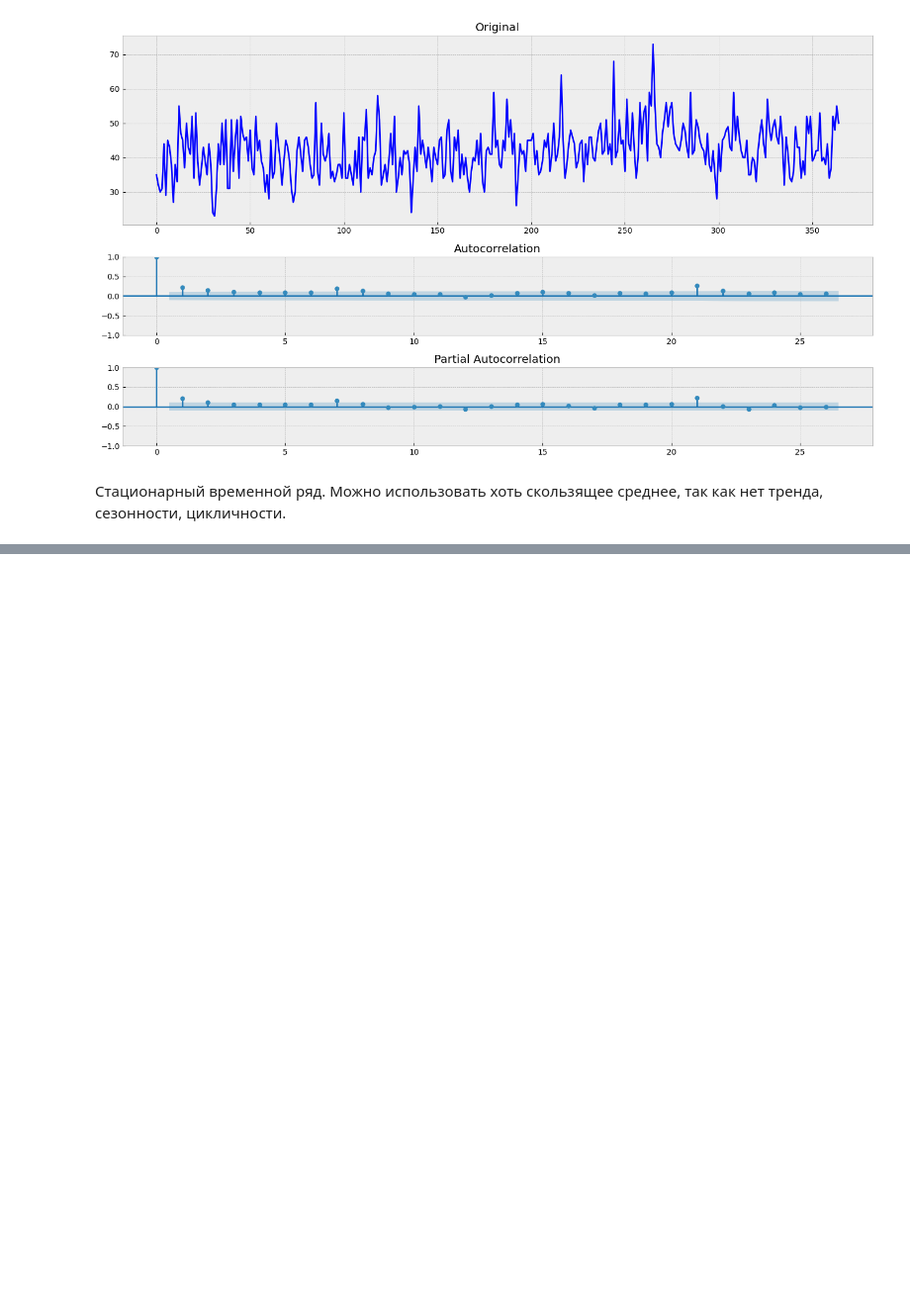
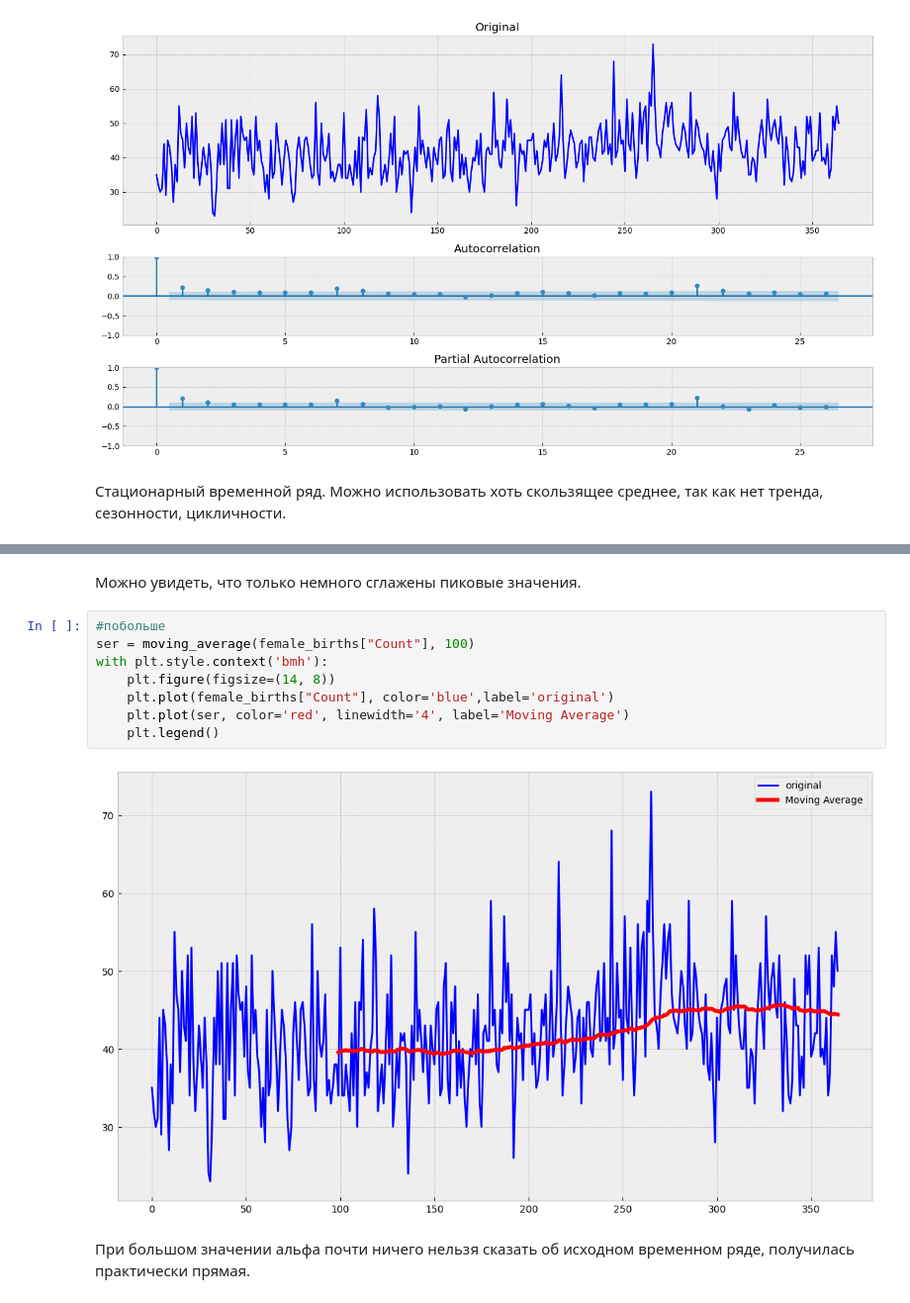
Before and after one commit to ksurashanti/ML, a Jupyter notebook: 3.2 Элементарные методы анализа временных рядов.ipynb, the cells around one changed output, grey strips where cells are left out. Shown at 99% size. Drawn from its saved outputs; the diff is of its cells as text; blank space fills up the shorter version.

```diff
--- a/3.2 Элементарные методы анализа временных рядов.ipynb
+++ b/3.2 Элементарные методы анализа временных рядов.ipynb
@@ -179,0 +173,14 @@ with plt.style.context('bmh'):
+# %% [markdown]
+Можно увидеть, что только немного сглажены пиковые значения.
+# %%
+#побольше
+ser = moving_average(female_births["Count"], 100)
+with plt.style.context('bmh'):
+    plt.figure(figsize=(14, 8))
+    plt.plot(female_births["Count"], color='blue',label='original')
+    plt.plot(ser, color='red', linewidth='4', label='Moving Average')
+    plt.legend()
+# %% [output]
+[figure, added]
+# %% [markdown]
+При большом значении альфа почти ничего нельзя сказать об исходном временном ряде, получилась практически прямая.
```
Also changed, not shown: parts of 23 cells of this notebook.
